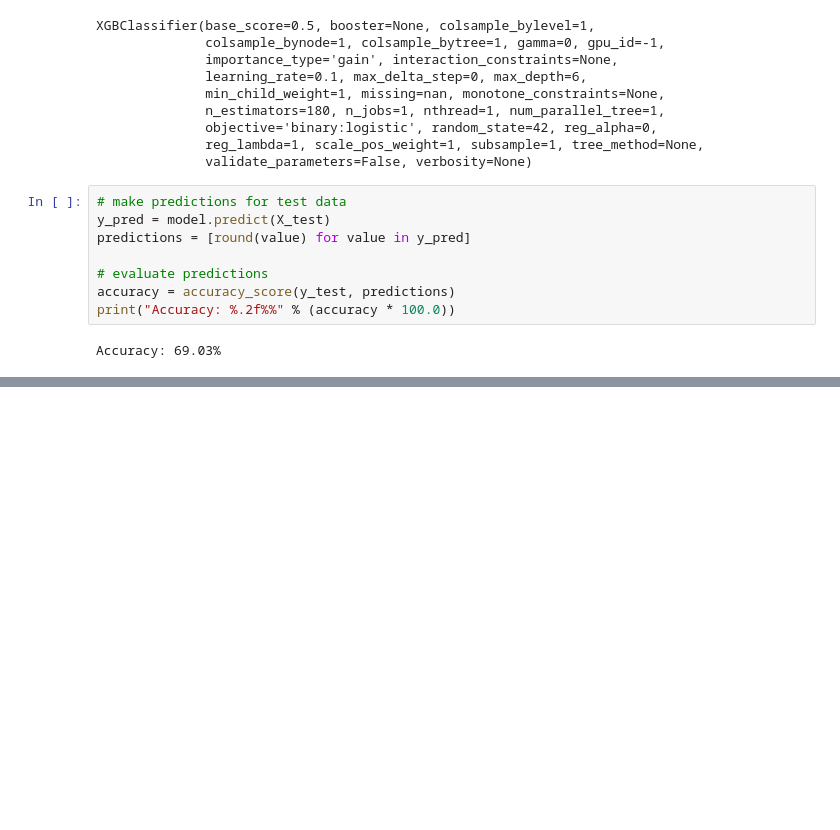
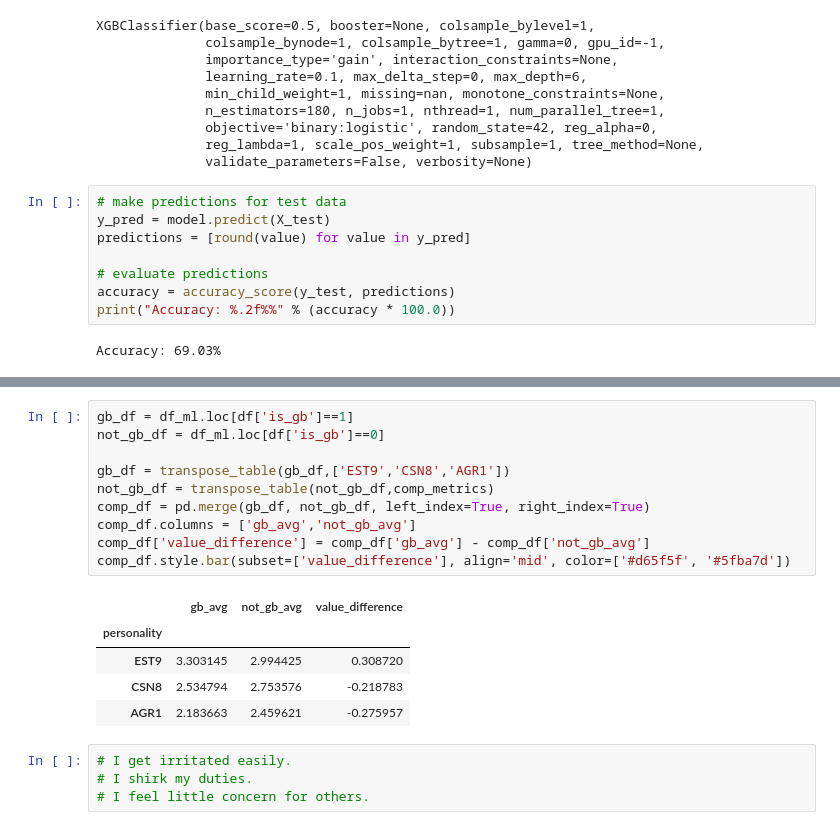
Before and after one commit to gajdulj/personalityanalysis, a Jupyter notebook: personality_analysis.ipynb, the cells around one changed output, grey strips where cells are left out. Saved outputs shown, nothing was run; the diff lists cells and outputs as text; blank space fills up the shorter version.

```diff
--- a/personality_analysis.ipynb
+++ b/personality_analysis.ipynb
@@ -387,0 +390,20 @@ fig.savefig('tree.png')
+# %%
+gb_df = df_ml.loc[df['is_gb']==1]
+not_gb_df = df_ml.loc[df['is_gb']==0]
+
+gb_df = transpose_table(gb_df,['EST9','CSN8','AGR1'])
+not_gb_df = transpose_table(not_gb_df,comp_metrics)
+comp_df = pd.merge(gb_df, not_gb_df, left_index=True, right_index=True)
+comp_df.columns = ['gb_avg','not_gb_avg']
+comp_df['value_difference'] = comp_df['gb_avg'] - comp_df['not_gb_avg']
+comp_df.style.bar(subset=['value_difference'], align='mid', color=['#d65f5f', '#5fba7d'])
+# %% [output]
+|  | gb_avg | not_gb_avg | value_difference |
+| personality |  |  |  |
+| EST9 | 3.303145 | 2.994425 | 0.308720 |
+| CSN8 | 2.534794 | 2.753576 | -0.218783 |
+| AGR1 | 2.183663 | 2.459621 | -0.275957 |
+# %%
+# I get irritated easily.
+# I shirk my duties.
+# I feel little concern for others.
```
Also changed, not shown: parts of 4 cells of this notebook, 1 other file.
